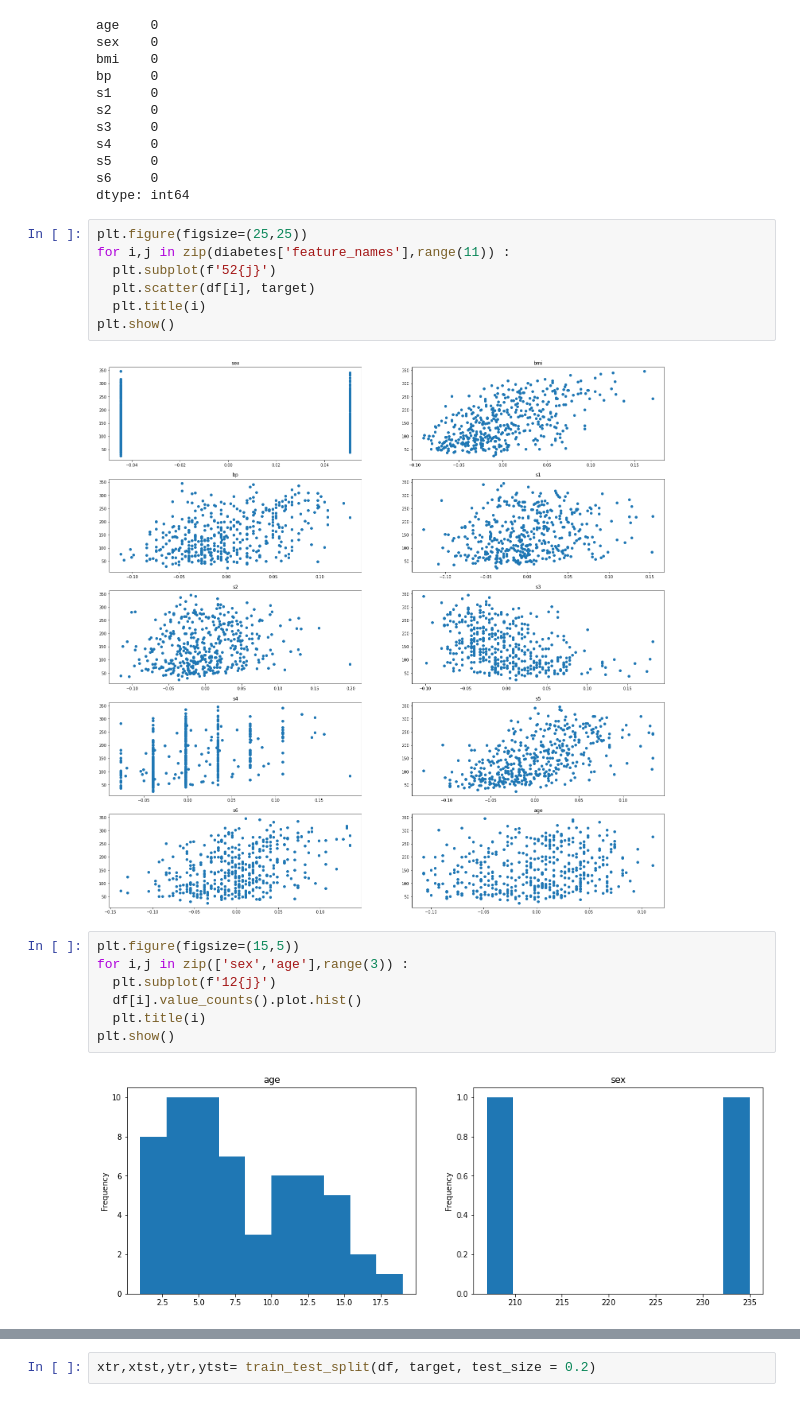
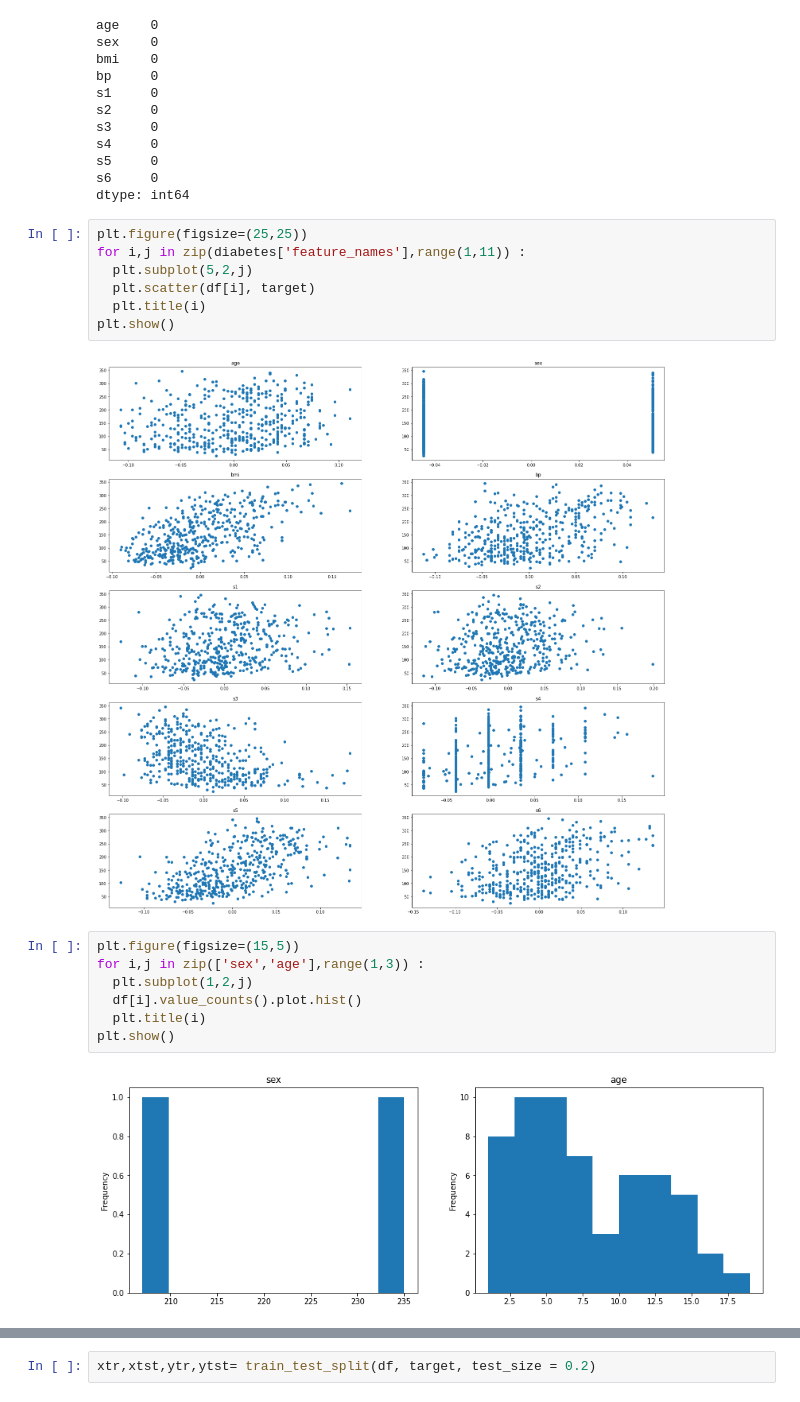
Before and after one commit to MohamedNennouche/Computer-Vision-with-Python, a Jupyter notebook: Seance 3/Prediction_du_taux_de_Diabete.ipynb, the cells around one changed output, grey strips where cells are left out. Cells and saved outputs as stored; diff of their text form.

```diff
--- a/Seance 3/Prediction_du_taux_de_Diabete.ipynb
+++ b/Seance 3/Prediction_du_taux_de_Diabete.ipynb
@@ -59,21 +58,21 @@ s6     0
 dtype: int64
 # %%
 plt.figure(figsize=(25,25))
-for i,j in zip(diabetes['feature_names'],range(11)) :
-  plt.subplot(f'52{j}')
+for i,j in zip(diabetes['feature_names'],range(1,11)) :
+  plt.subplot(5,2,j)
   plt.scatter(df[i], target)
   plt.title(i)
 plt.show()
 # %% [output]
-[figure, old version]
+[figure, new version]
 # %%
 plt.figure(figsize=(15,5))
-for i,j in zip(['sex','age'],range(3)) :
-  plt.subplot(f'12{j}')
+for i,j in zip(['sex','age'],range(1,3)) :
+  plt.subplot(1,2,j)
   df[i].value_counts().plot.hist()
   plt.title(i)
 plt.show()
 # %% [output]
-[figure, old version]
+[figure, new version]
 # %% [markdown]
 Preprocessing :
```
Also changed, not shown: parts of 6 cells of this notebook.
